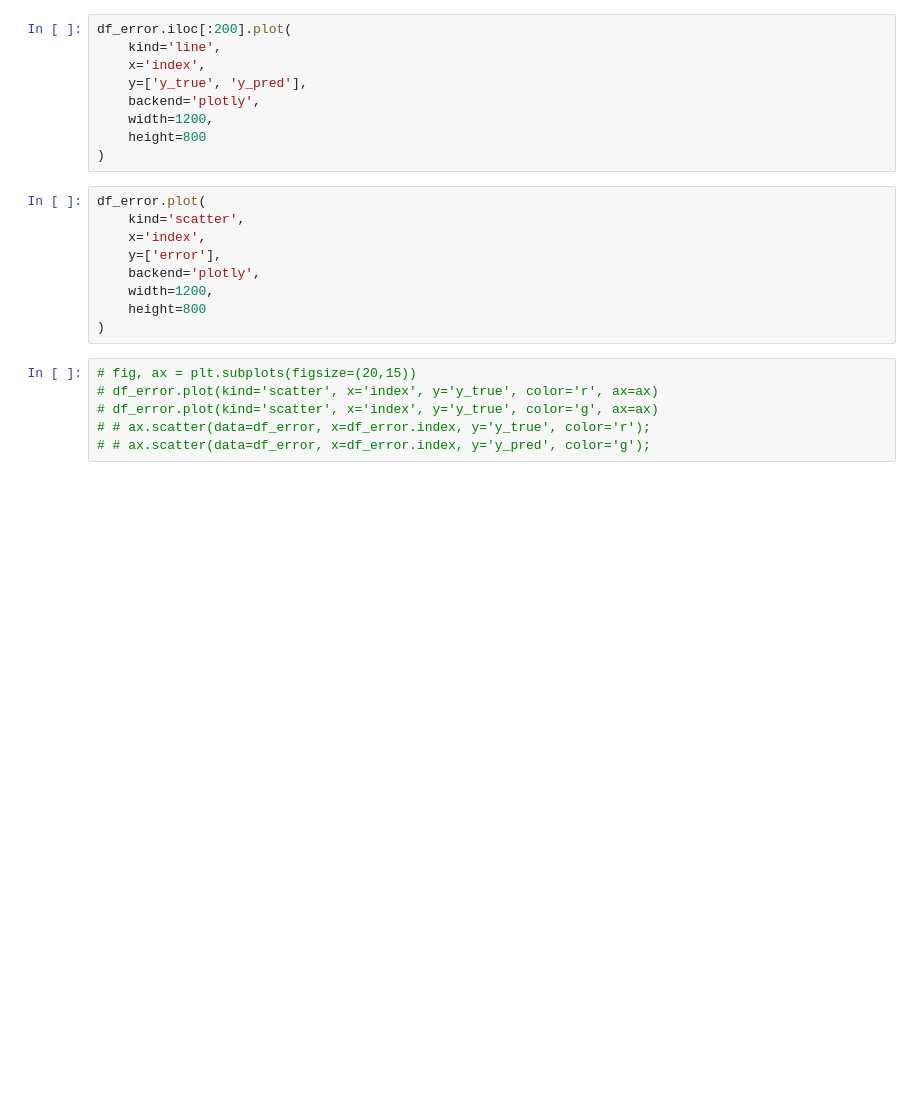
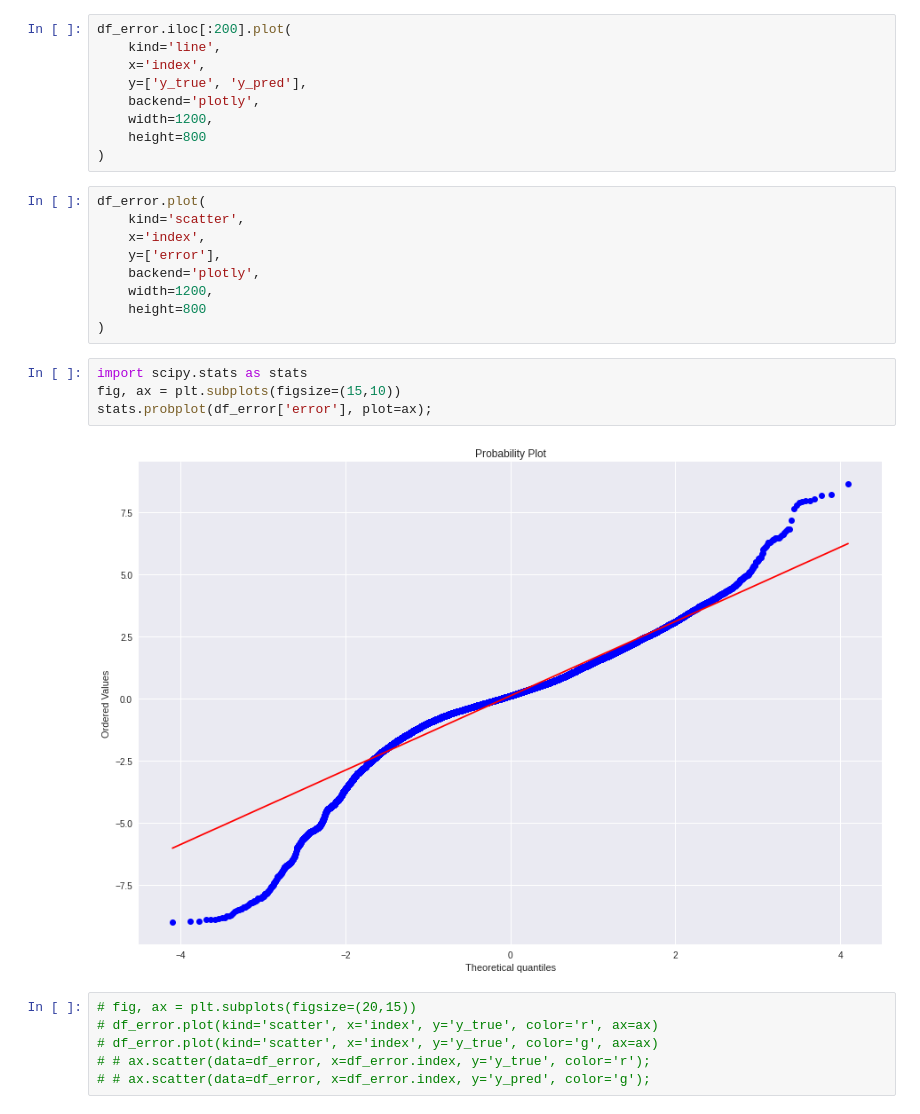
Before and after one commit to Cappa1/ProcessMining, a Jupyter notebook: sprint 3/Trace based linear regression.ipynb, the cells around one changed output. Cells and saved outputs as stored; diff of their text form; blank space fills up the shorter version.

```diff
--- a/sprint 3/Trace based linear regression.ipynb
+++ b/sprint 3/Trace based linear regression.ipynb
@@ -237,6 +235,12 @@ df_error.plot(
     width=1200,
     height=800
 )
+# %%
+import scipy.stats as stats
+fig, ax = plt.subplots(figsize=(15,10))
+stats.probplot(df_error['error'], plot=ax);
+# %% [output]
+[figure, added]
 # %%
 # fig, ax = plt.subplots(figsize=(20,15))
 # df_error.plot(kind='scatter', x='index', y='y_true', color='r', ax=ax)
```
Also changed, not shown: parts of 3 cells of this notebook, 2 other files.
